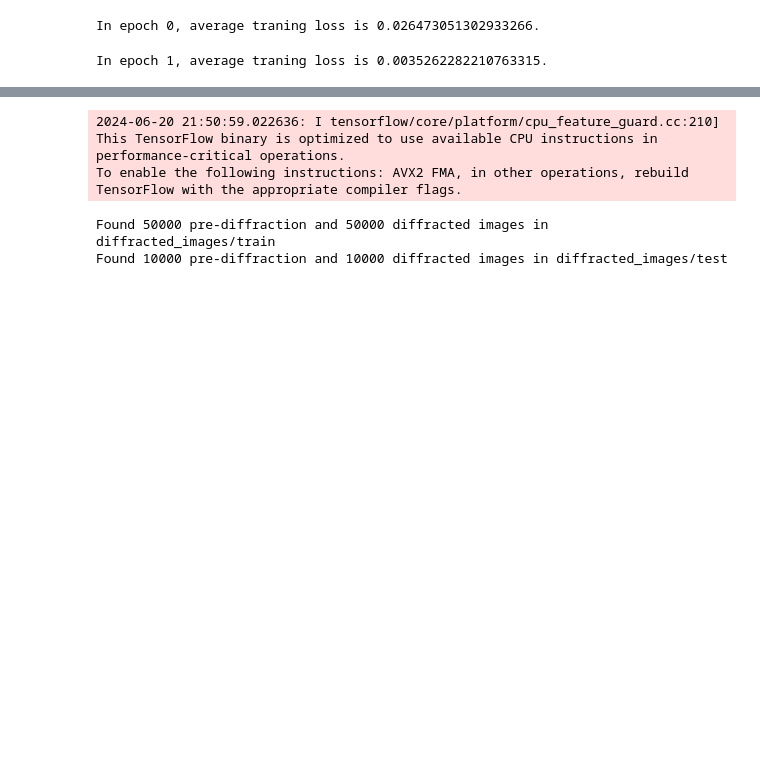
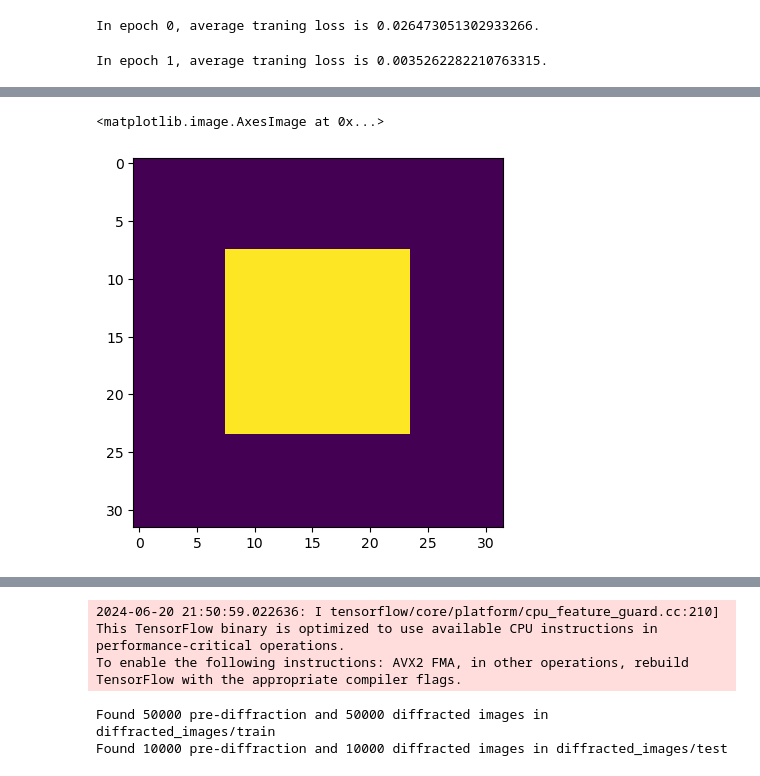
Before and after one commit to hoidn/MAE, a Jupyter notebook: runs.ipynb, the cells around one changed output, grey strips where cells are left out. Cells and saved outputs as stored; diff of their text form; code cells hidden in the pictures; blank space fills up the shorter version.

```diff
--- a/runs.ipynb
+++ b/runs.ipynb
@@ -33,3 +42,9 @@ In epoch 0, validation loss is 0.0025682979030534625.
+# %%
+import matplotlib.pyplot as plt
+plt.imshow(model.decoder.probe.cpu())
+# %% [output]
+<matplotlib.image.AxesImage at 0x...>
+[figure, added]
 # %%
 %run mae_diff.py --model_path vit_mae_diff.pt --total_epoch 100 --warmup_epoch 50 --batch_size 512
 # %% [output]
```
Also changed, not shown: parts of 7 cells of this notebook, 4 other files.
